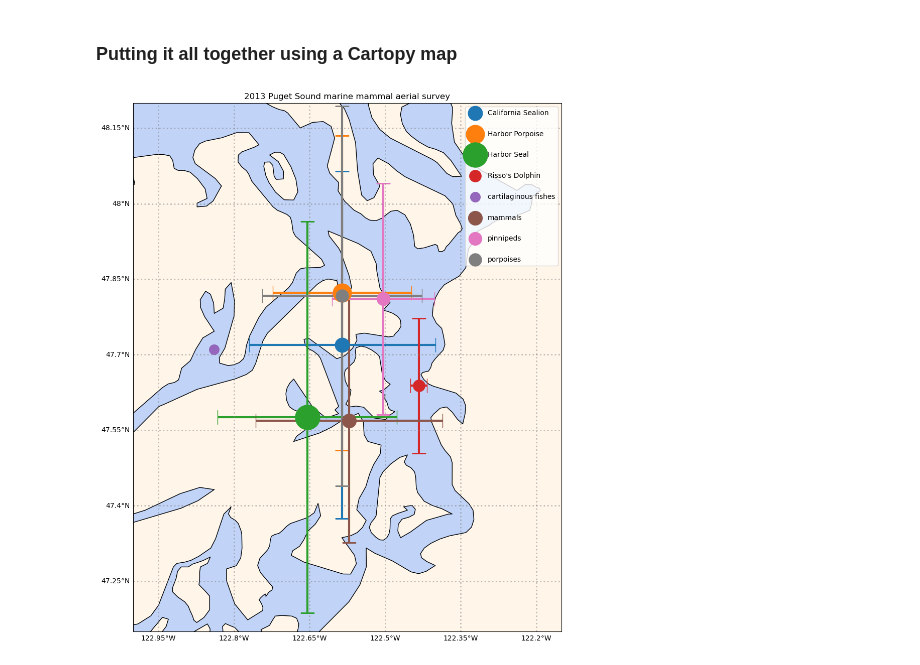
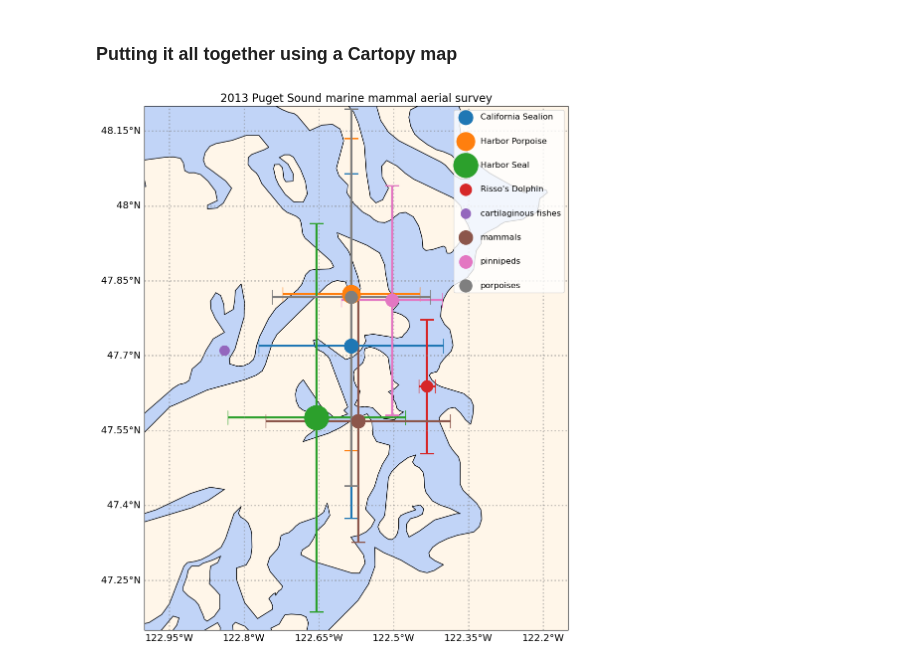
Before and after one commit to OCEAN-215-2024/lesson15_video_notebooks, a Jupyter notebook: lesson_15_notebook_part1.ipynb, the cells around one changed output. Saved outputs shown, nothing was run; the diff lists cells and outputs as text; code cells hidden in the pictures.

```diff
--- a/lesson_15_notebook_part1.ipynb
+++ b/lesson_15_notebook_part1.ipynb
@@ -316,39 +316,43 @@ ax.add_feature(cfeature.LAND,color='papayawhip',alpha=0.5)
 ax.add_feature(cfeature.OCEAN,color='cornflowerblue',alpha=0.4)
 ax.set_extent([-123.0, -122.15, 47.15, 48.2]) # [x0, x1, y0, y1]
 gl = ax.gridlines(crs=ccrs.PlateCarree(), draw_labels=True,
-                  linewidth=2, color='gray', alpha=0.5, linestyle=':')
+                  linewidth=2, color='gray', alpha=0.5, linestyle=':',
+                  xlabel_style={'fontsize': 14}, ylabel_style={'fontsize': 14})
 gl.top_labels = False
 gl.right_labels = False
 gl.xformatter = LONGITUDE_FORMATTER
 gl.yformatter = LATITUDE_FORMATTER
-ax.set_title('2013 Puget Sound marine mammal aerial survey')
+ax.set_title('2013 Puget Sound marine mammal aerial survey', fontsize=16)
+
+# Increase font size of lat/lon labels
+ax.tick_params(axis='both', labelsize=16)
 
 # Group data by animal name
 mm_data_grouped = mm_data.groupby('vernacularName')
 
 # Use loop to iterate over each animal
 for animal in list(mm_data_grouped.groups.keys()):
     animal_total_count = mm_data_grouped.sum(numeric_only = True)['individualCount'].loc[animal]
     animal_avg_lon = mm_data_grouped.mean(numeric_only = True)['decimalLongitude'].loc[animal]
     animal_avg_lat = mm_data_grouped.mean(numeric_only = True)['decimalLatitude'].loc[animal]
     animal_std_lon = mm_data_grouped.std(numeric_only = True)['decimalLongitude'].loc[animal]
     animal_std_lat = mm_data_grouped.std(numeric_only = True)['decimalLatitude'].loc[animal]
 
     # Add scatter points, with size corresponding to number of sightings (scaled by the 1/4 power)
     #     and location corresponding to average location
     #     and errorbars corresponding to standard deviation of location
     ax.scatter(animal_avg_lon, animal_avg_lat,
                s=200 * animal_total_count**0.25,
                label=animal,
                zorder=3,
                transform=ccrs.PlateCarree())
     ax.errorbar(animal_avg_lon, animal_avg_lat,
                 xerr=animal_std_lon,
                 yerr=animal_std_lat,
                 elinewidth=3,
                 capsize=10)
 
 # Create legend
-plt.legend(labelspacing=2);
+plt.legend(labelspacing=2, fontsize=12);
 # %% [output]
-[figure, old version]
+[figure, new version]
```
Also changed, not shown: 1 other file.
